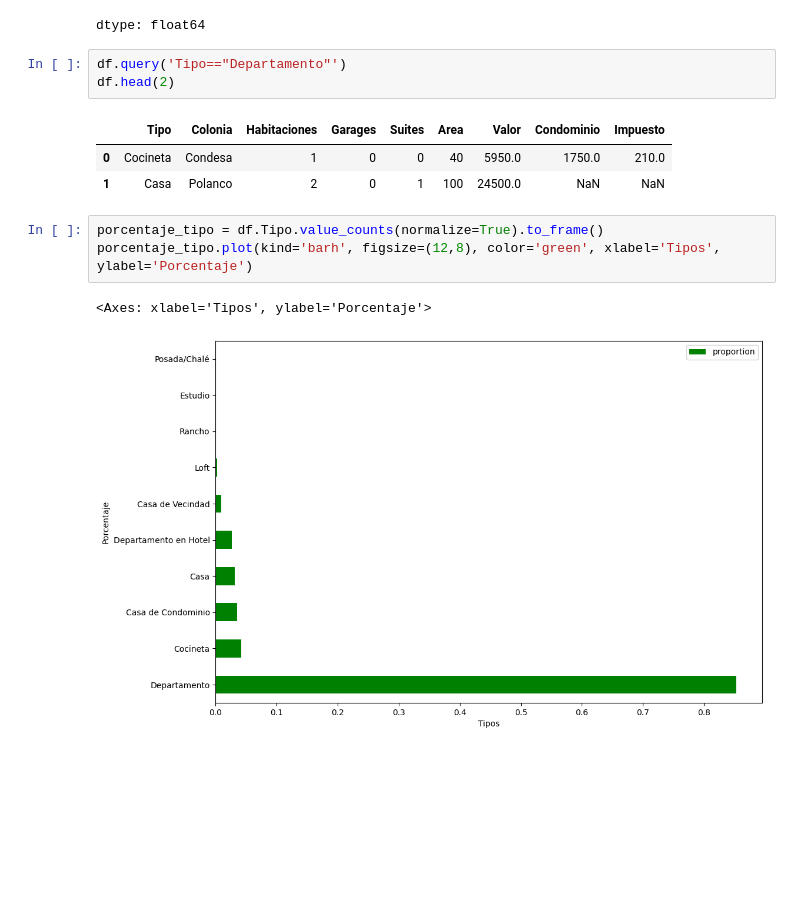
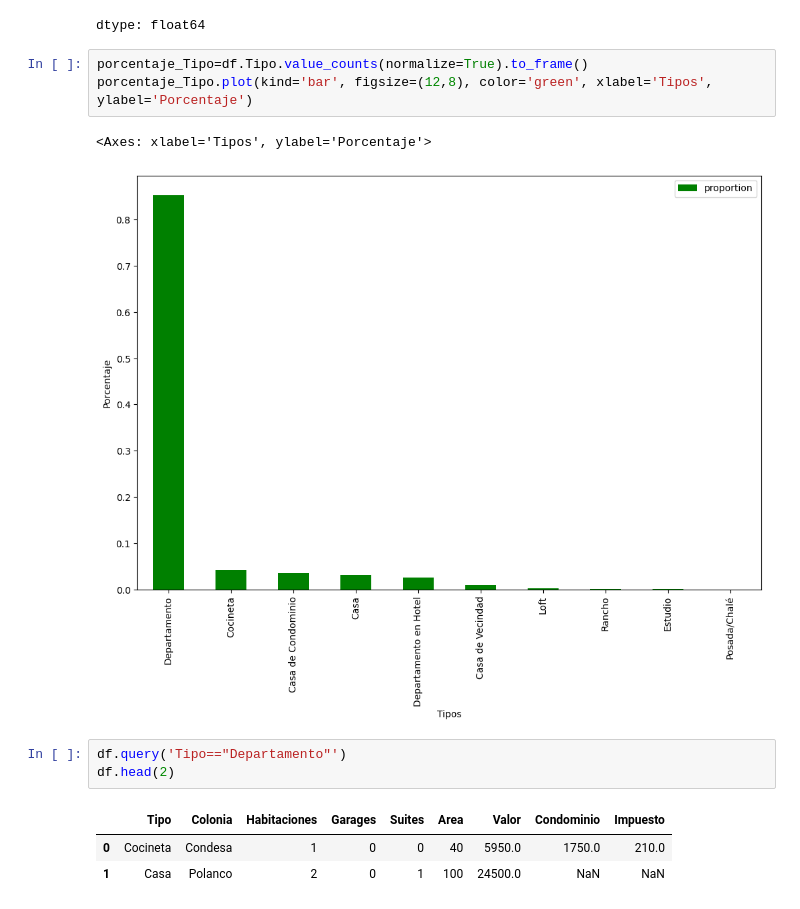
Before and after one commit to Maucho6340/pandas, a Jupyter notebook: inmuebles_cmdx.ipynb, the cells around one changed output. Cells and saved outputs as stored; diff of their text form; blank space fills up the shorter version.

```diff
--- a/inmuebles_cmdx.ipynb
+++ b/inmuebles_cmdx.ipynb
@@ -356,6 +356,12 @@ df.Tipo.value_counts(normalize=True)
 | Estudio | 0.000231 |
 | Posada/Chalé | 0.000058 |
 dtype: float64
+# %%
+porcentaje_Tipo=df.Tipo.value_counts(normalize=True).to_frame()
+porcentaje_Tipo.plot(kind='bar', figsize=(12,8), color='green', xlabel='Tipos', ylabel='Porcentaje')
+# %% [output]
+<Axes: xlabel='Tipos', ylabel='Porcentaje'>
+[figure, added]
 # %%
 df.query('Tipo=="Departamento"')
 df.head(2)
@@ -363,9 +369,3 @@ df.head(2)
 |  | Tipo | Colonia | Habitaciones | Garages | Suites | Area | Valor | Condominio | Impuesto |
 | 0 | Cocineta | Condesa | 1 | 0 | 0 | 40 | 5950.0 | 1750.0 | 210.0 |
 | 1 | Casa | Polanco | 2 | 0 | 1 | 100 | 24500.0 | NaN | NaN |
-# %%
-porcentaje_tipo = df.Tipo.value_counts(normalize=True).to_frame()
-porcentaje_tipo.plot(kind='barh', figsize=(12,8), color='green', xlabel='Tipos', ylabel='Porcentaje')
-# %% [output]
-<Axes: xlabel='Tipos', ylabel='Porcentaje'>
-[figure, removed]
```
Also changed, not shown: parts of 41 cells of this notebook.
